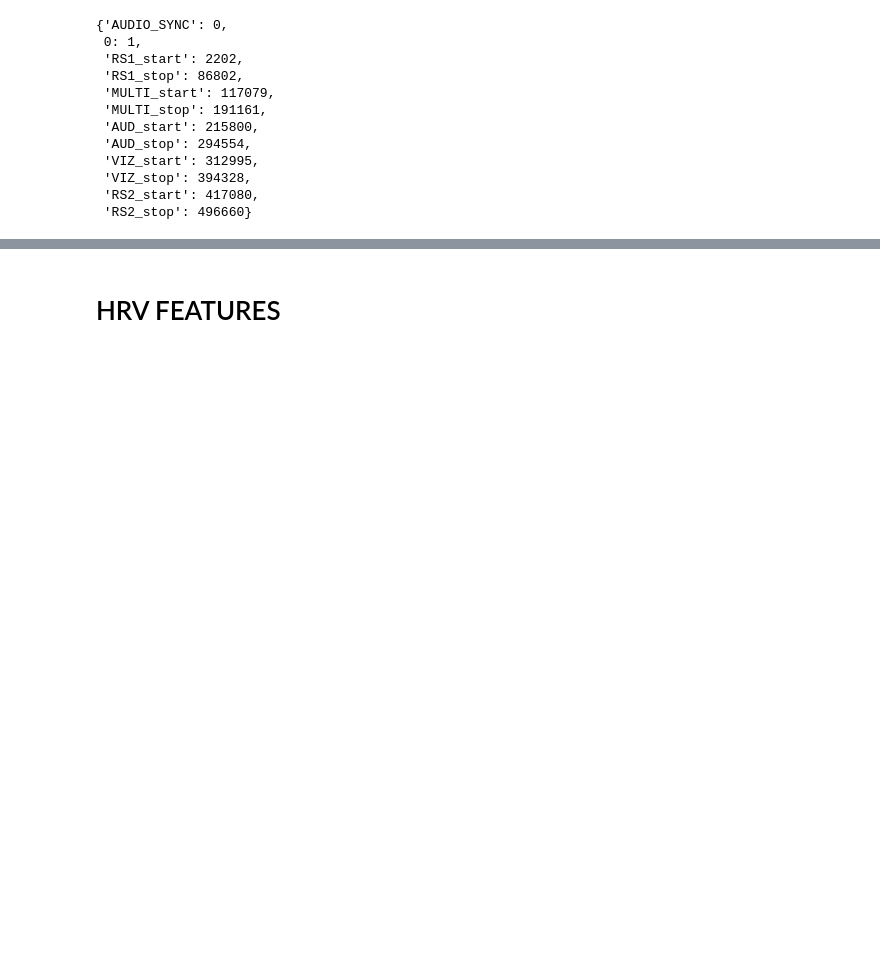
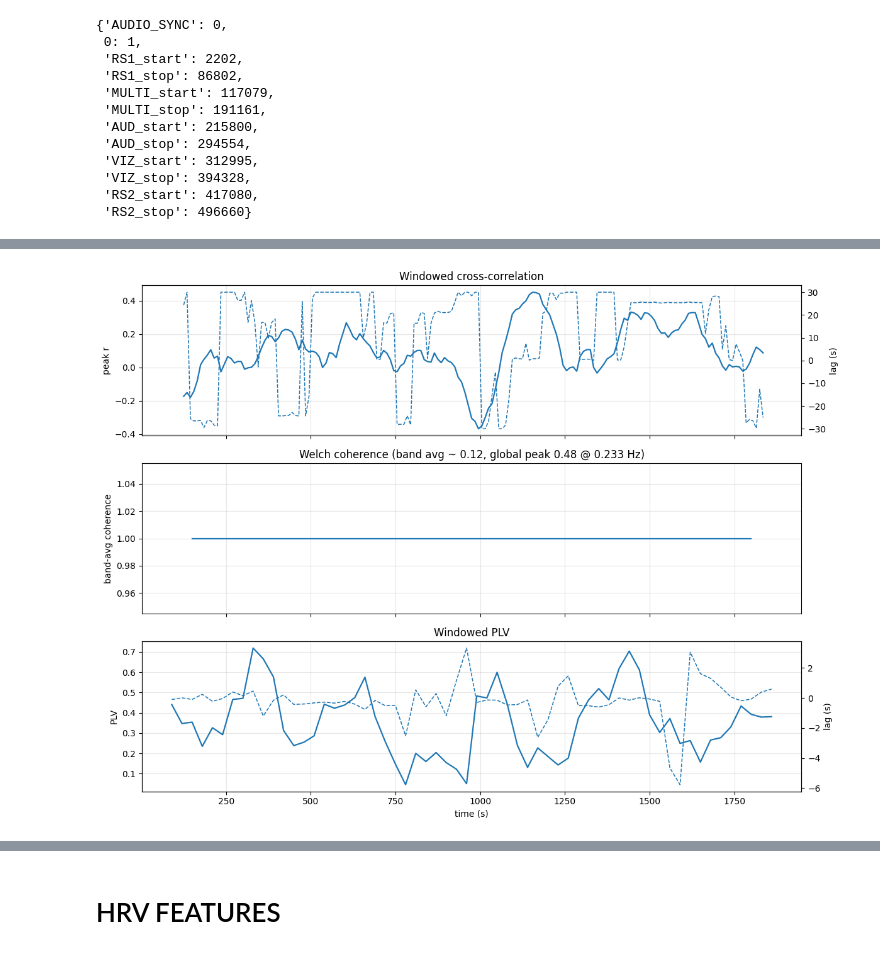
Before and after one commit to marestarellas/HumanNatureAttunement, a Jupyter notebook: notebooks/cleaning_data.ipynb, the cells around one changed output, grey strips where cells are left out. Cells and saved outputs as stored; diff of their text form; code cells hidden in the pictures; blank space fills up the shorter version.

```diff
--- a/notebooks/cleaning_data.ipynb
+++ b/notebooks/cleaning_data.ipynb
@@ -208,0 +270,9 @@ indices
+# %%
+# compute a windowed PLV series
+plv_win = windowed_plv(ecg, resp, fs=256.0, win_sec=180, step_sec=30)
+
+# plot everything together
+fig = plot_coupling_over_time(xc, coh, plv_win)
+# plt.show()  # if running interactively
+# %% [output]
+[figure, added]
```
Also changed, not shown: parts of 6 cells of this notebook, 1 other file.
